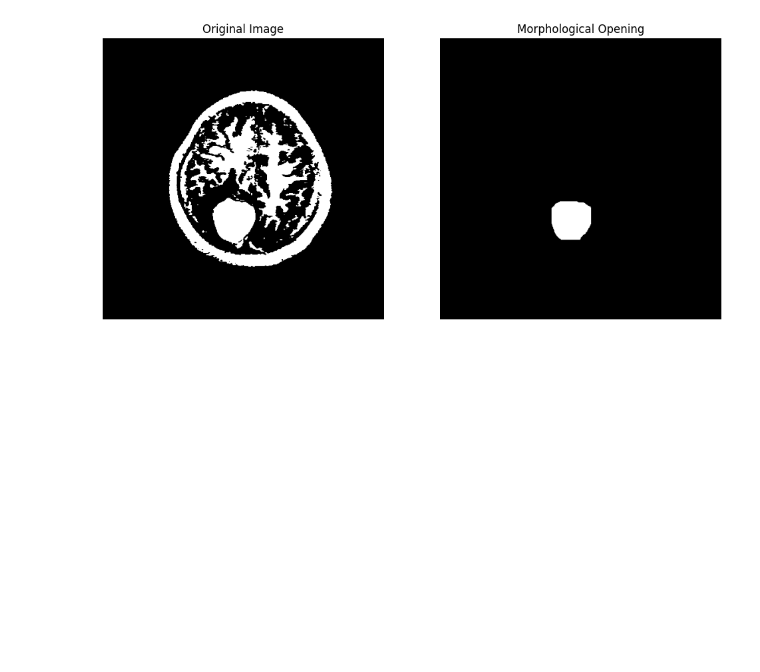
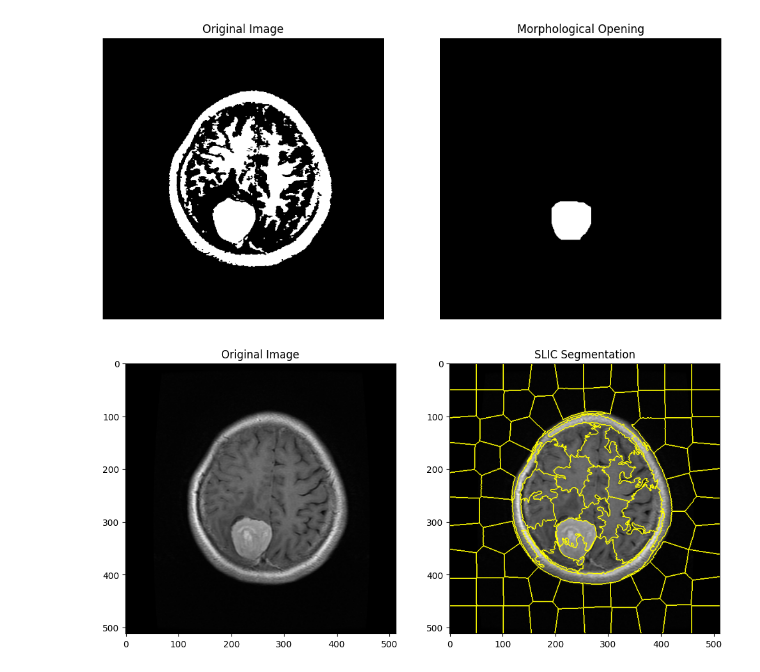
Before and after one commit to waiee/Brain-Tumor-Segmentation, a Jupyter notebook: main.ipynb, the cells around one changed output. Saved outputs shown, nothing was run; the diff lists cells and outputs as text; code cells hidden in the pictures; blank space fills up the shorter version.

Commit message:
SLIC

```diff
--- a/main.ipynb
+++ b/main.ipynb
@@ -41,3 +41,36 @@ plt.axis('off')
 plt.show()
 # %% [output]
 [figure]
+# %%
+import cv2
+import numpy as np
+from skimage.segmentation import mark_boundaries
+from skimage.segmentation import slic
+import matplotlib.pyplot as plt
+
+# Read the image
+img = cv2.imread('C:/Users/user/Downloads/final year sem 1/VIP/project/brain tumor dataset/images/181.png', cv2.IMREAD_COLOR)
+
+# Convert the image from BGR to RGB (for display with matplotlib)
+img_rgb = cv2.cvtColor(img, cv2.COLOR_BGR2RGB)
+
+# Perform SLIC segmentation
+segments = slic(img, n_segments=100, compactness=10)
+
+# Create a mask using the segments
+mask = np.zeros_like(img)
+for seg_val in np.unique(segments):
+    mask[segments == seg_val] = np.mean(img[segments == seg_val], axis=(0, 1))
+
+# Display the original image and SLIC segmentation result
+fig, ax = plt.subplots(1, 2, figsize=(12, 6))
+
+ax[0].imshow(img_rgb)
+ax[0].set_title('Original Image')
+
+ax[1].imshow(mark_boundaries(img_rgb, segments))
+ax[1].set_title('SLIC Segmentation')
+
+plt.show()
+# %% [output]
+[figure, added]
```
